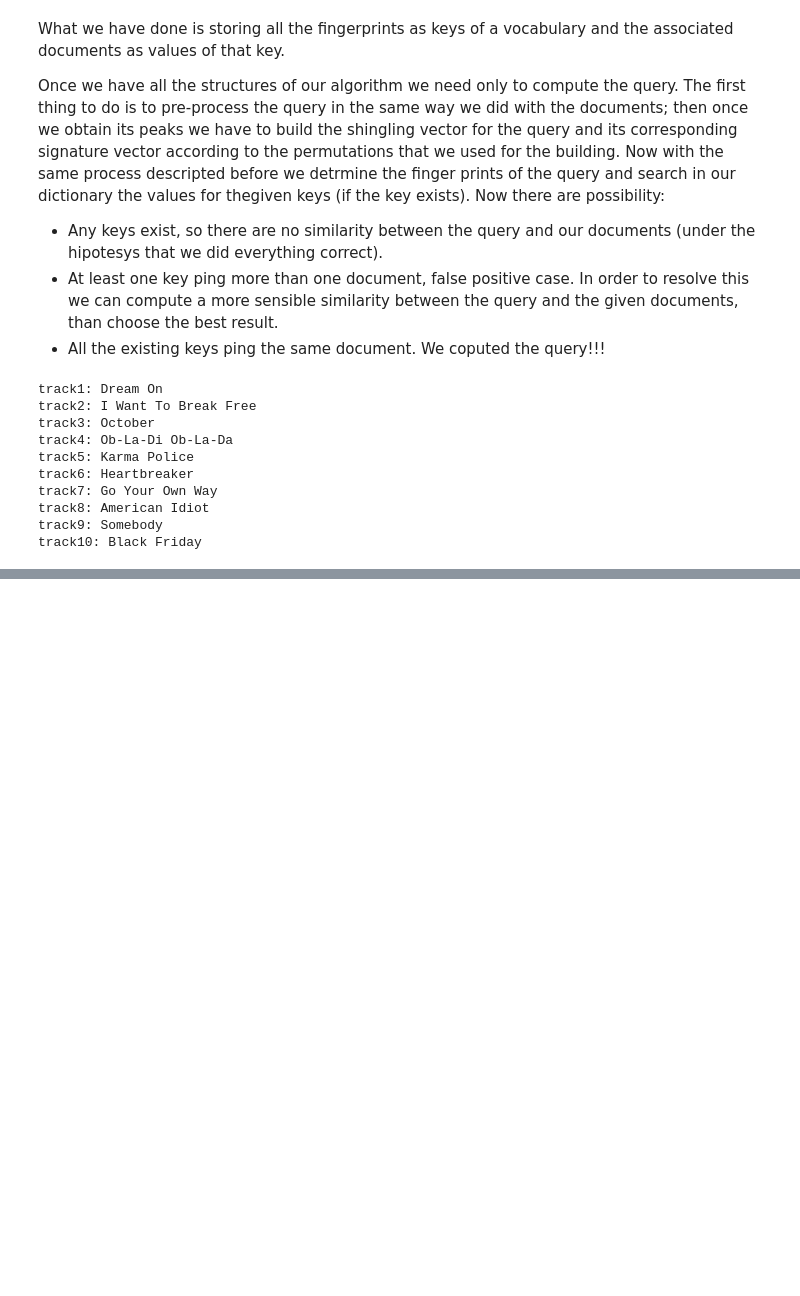
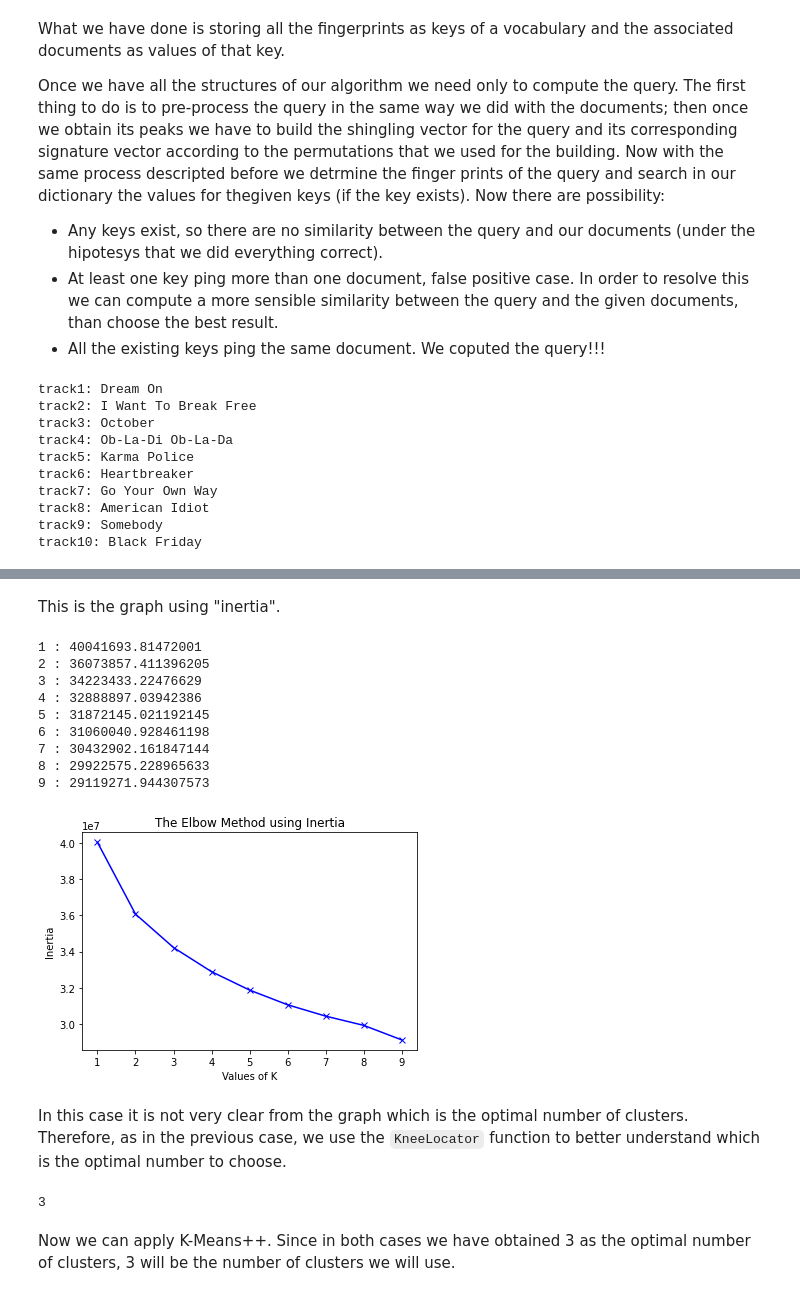
Before and after one commit to LucaProsciutto/ADM-HW4, a Jupyter notebook: ADM-HW04.ipynb, the cells around one changed output, grey strips where cells are left out. Cells and saved outputs as stored; diff of their text form; code cells hidden in the pictures; blank space fills up the shorter version.

```diff
--- a/ADM-HW04.ipynb
+++ b/ADM-HW04.ipynb
@@ -359,0 +1334,23 @@ track10: Black Friday
+# %% [markdown]
+This is the graph using "inertia".
+# %%
+for key, val in mapping2.items():
+    print(f'{key} : {val}')
+plt.plot(K, inertias, 'bx-')
+plt.xlabel('Values of K')
+plt.ylabel('Inertia')
+plt.title('The Elbow Method using Inertia')
+plt.show()
+# %% [output]
+1 : 40041693.81472001
+2 : 36073857.411396205
+3 : 34223433.22476629
+4 : 32888897.03942386
+5 : 31872145.021192145
+6 : 31060040.928461198
+7 : 30432902.161847144
+8 : 29922575.228965633
+9 : 29119271.944307573
+[figure, added]
+# %% [markdown]
+In this case it is not very clear from the graph which is the optimal number of clusters. Therefore, as in the previous case, we use the `KneeLocator` function to better understand which is the optimal number to choose.
@@ -359,0 +1359,6 @@ track10: Black Friday
+# %%
+kl.elbow
+# %% [output]
+3
+# %% [markdown]
+Now we can apply K-Means++. Since in both cases we have obtained 3 as the optimal number of clusters, 3 will be the number of clusters we will use.
```
Also changed, not shown: parts of 207 cells of this notebook.
